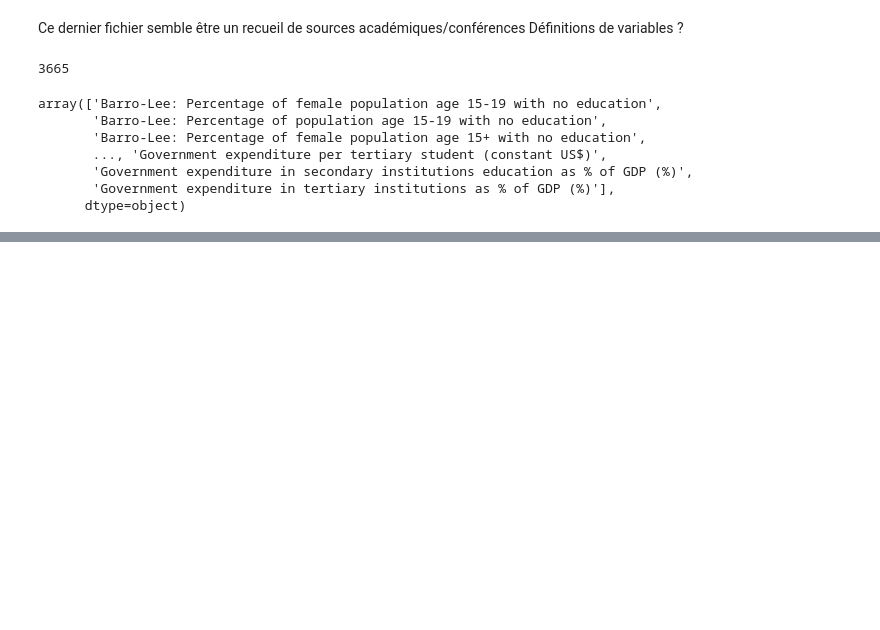
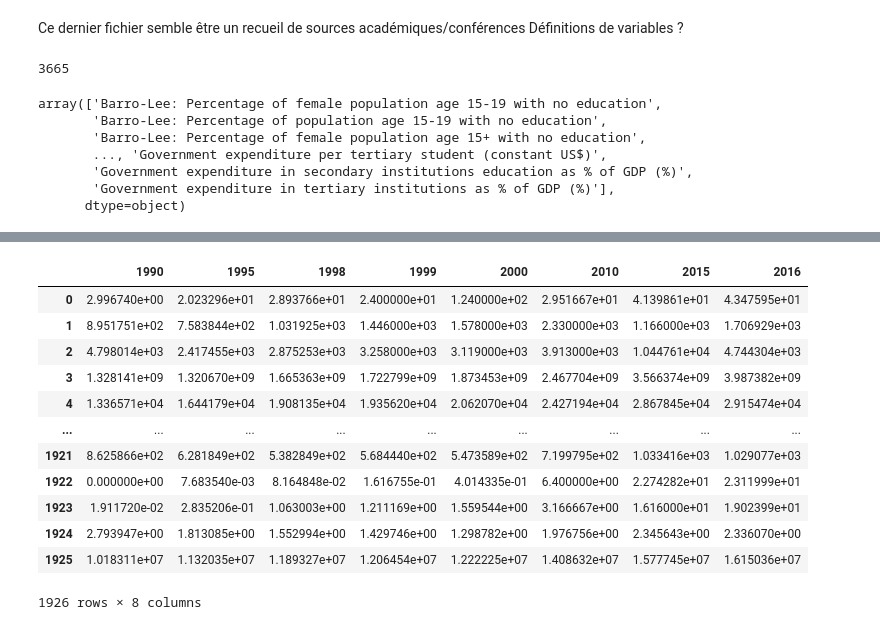
Before and after one commit to ArhurK/Projet-2-Analysez-des-donnees-de-systemes-educatifs, a Jupyter notebook: Projet 2 Analysez des données de systèmes éducatifs.ipynb, the cells around one changed output, grey strips where cells are left out. Saved outputs shown, nothing was run; the diff lists cells and outputs as text; code cells hidden in the pictures; blank space fills up the shorter version.

```diff
--- a/Projet 2 Analysez des données de systèmes éducatifs.ipynb
+++ b/Projet 2 Analysez des données de systèmes éducatifs.ipynb
@@ -621,0 +926,4 @@ array(['Barro-Lee: Percentage of female population age 15-19 with no education',
+# %%
+imputer = KNNImputer(n_neighbors=3, weights="uniform")
+array_impute = imputer.fit_transform(dt2)
+array_impute
@@ -621,0 +944,17 @@ array(['Barro-Lee: Percentage of female population age 15-19 with no education',
+# %%
+dt_impute = pd.DataFrame(array_impute, index=row_indices, columns=column_names) # Transformation en df
+dt_impute
+# %% [output]
+|  | 1990 | 1995 | 1998 | 1999 | 2000 | 2010 | 2015 | 2016 |
+| 0 | 2.996740e+00 | 2.023296e+01 | 2.893766e+01 | 2.400000e+01 | 1.240000e+02 | 2.951667e+01 | 4.139861e+01 | 4.347595e+01 |
+| 1 | 8.951751e+02 | 7.583844e+02 | 1.031925e+03 | 1.446000e+03 | 1.578000e+03 | 2.330000e+03 | 1.166000e+03 | 1.706929e+03 |
+| 2 | 4.798014e+03 | 2.417455e+03 | 2.875253e+03 | 3.258000e+03 | 3.119000e+03 | 3.913000e+03 | 1.044761e+04 | 4.744304e+03 |
+| 3 | 1.328141e+09 | 1.320670e+09 | 1.665363e+09 | 1.722799e+09 | 1.873453e+09 | 2.467704e+09 | 3.566374e+09 | 3.987382e+09 |
+| 4 | 1.336571e+04 | 1.644179e+04 | 1.908135e+04 | 1.935620e+04 | 2.062070e+04 | 2.427194e+04 | 2.867845e+04 | 2.915474e+04 |
+| ... | ... | ... | ... | ... | ... | ... | ... | ... |
+| 1921 | 8.625866e+02 | 6.281849e+02 | 5.382849e+02 | 5.684440e+02 | 5.473589e+02 | 7.199795e+02 | 1.033416e+03 | 1.029077e+03 |
+| 1922 | 0.000000e+00 | 7.683540e-03 | 8.164848e-02 | 1.616755e-01 | 4.014335e-01 | 6.400000e+00 | 2.274282e+01 | 2.311999e+01 |
+| 1923 | 1.911720e-02 | 2.835206e-01 | 1.063003e+00 | 1.211169e+00 | 1.559544e+00 | 3.166667e+00 | 1.616000e+01 | 1.902399e+01 |
+| 1924 | 2.793947e+00 | 1.813085e+00 | 1.552994e+00 | 1.429746e+00 | 1.298782e+00 | 1.976756e+00 | 2.345643e+00 | 2.336070e+00 |
+| 1925 | 1.018311e+07 | 1.132035e+07 | 1.189327e+07 | 1.206454e+07 | 1.222225e+07 | 1.408632e+07 | 1.577745e+07 | 1.615036e+07 |
+1926 rows × 8 columns
```
Also changed, not shown: parts of 68 cells of this notebook.
